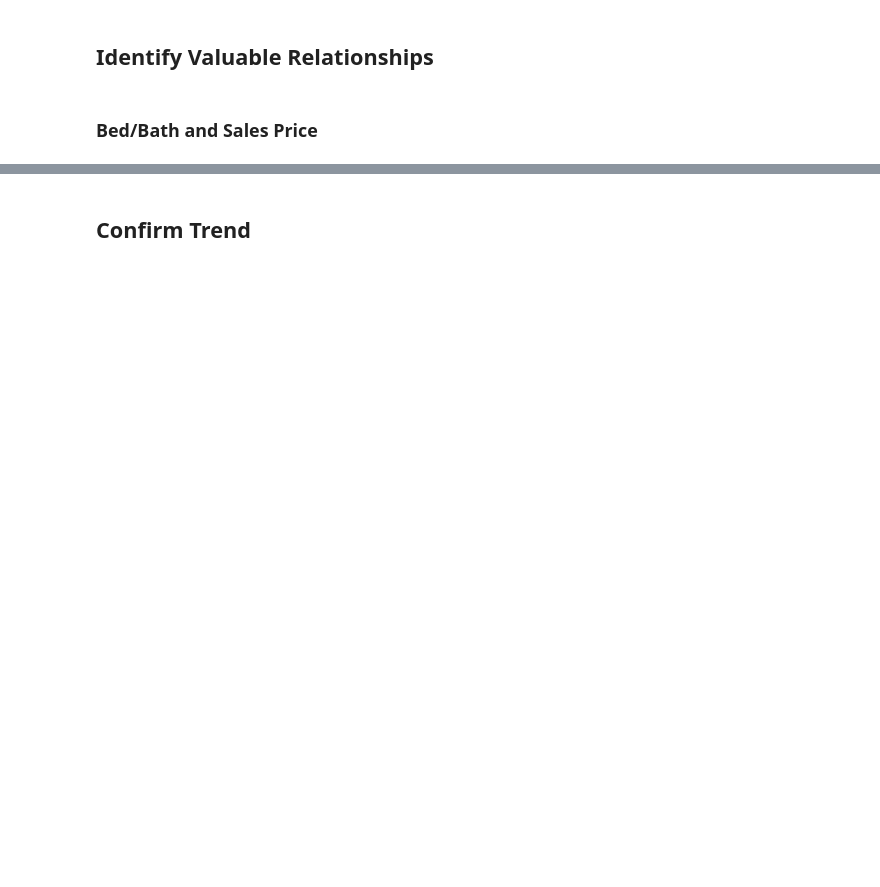
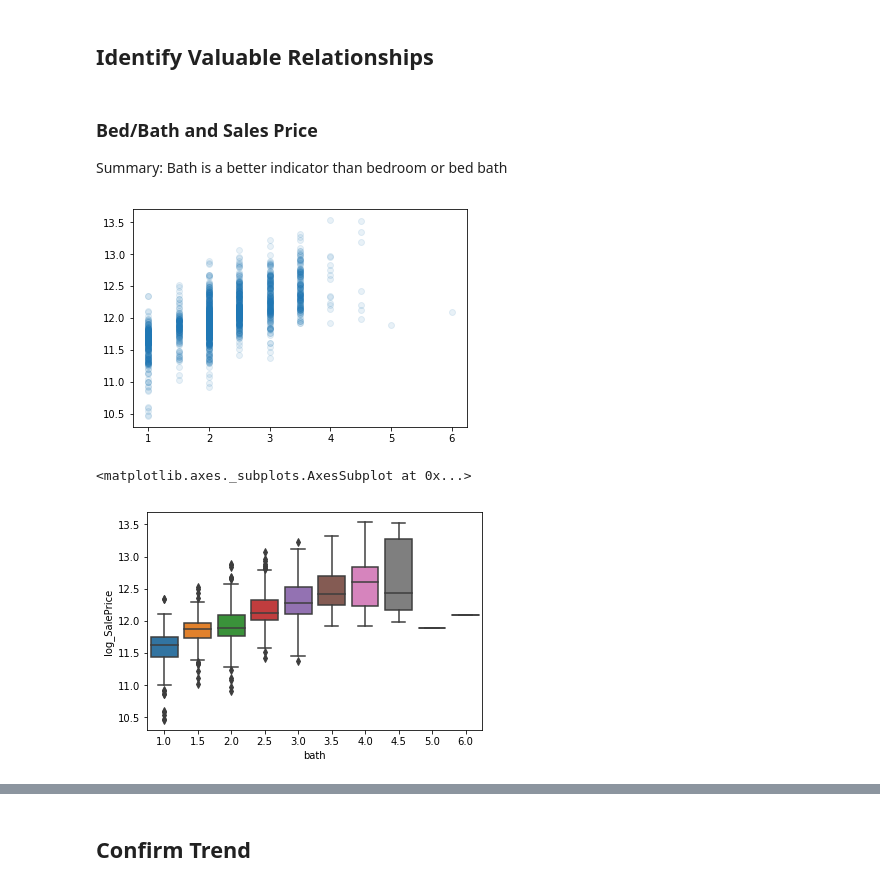
Before and after one commit to mpaluta/House_Price, a Jupyter notebook: final_WIP.ipynb, the cells around one changed output, grey strips where cells are left out. Cells and saved outputs as stored; diff of their text form; code cells hidden in the pictures; blank space fills up the shorter version.

Commit message:
added rough draft of bed bath to WIP

```diff
--- a/final_WIP.ipynb
+++ b/final_WIP.ipynb
@@ -31,4 +84,29 @@ Hold for explanation
+# %%
+df_iowa['log_SalePrice'] = np.log(df_iowa['SalePrice'])
+
+# half bath is 0.5
+df_iowa['hbath'] = df_iowa['BsmtHalfBath'] + df_iowa['HalfBath']
+df_iowa['hbath'] = np.where(df_iowa['hbath'] > 0, df_iowa['hbath']/2 , 0)
+df_iowa['bath'] = df_iowa['BsmtFullBath'] + df_iowa['FullBath'] + df_iowa['hbath']
+
+#bed_bath tuple
+df_iowa['bed_bath'] = df_iowa[['BedroomAbvGr', 'bath']].apply(tuple, axis=1)
+
+#sum bed bath
+df_iowa['sum_bed_bath'] = df_iowa.BedroomAbvGr + df_iowa.bath
 # %% [markdown]
 ## Identify Valuable Relationships
 # %% [markdown]
 ### Bed/Bath and Sales Price
+
+Summary:
+Bath is a better indicator than bedroom or bed bath
+# %%
+#bath has a strong correlation
+plt.scatter(df_iowa['bath'], df_iowa['log_SalePrice'], alpha = 0.1 )
+plt.show()
+sns.boxplot(df_iowa['bath'], df_iowa['log_SalePrice'])
+# %% [output]
+[figure, added]
+<matplotlib.axes._subplots.AxesSubplot at 0x...>
+[figure, added]
```
Also changed, not shown: parts of 10 cells of this notebook.
